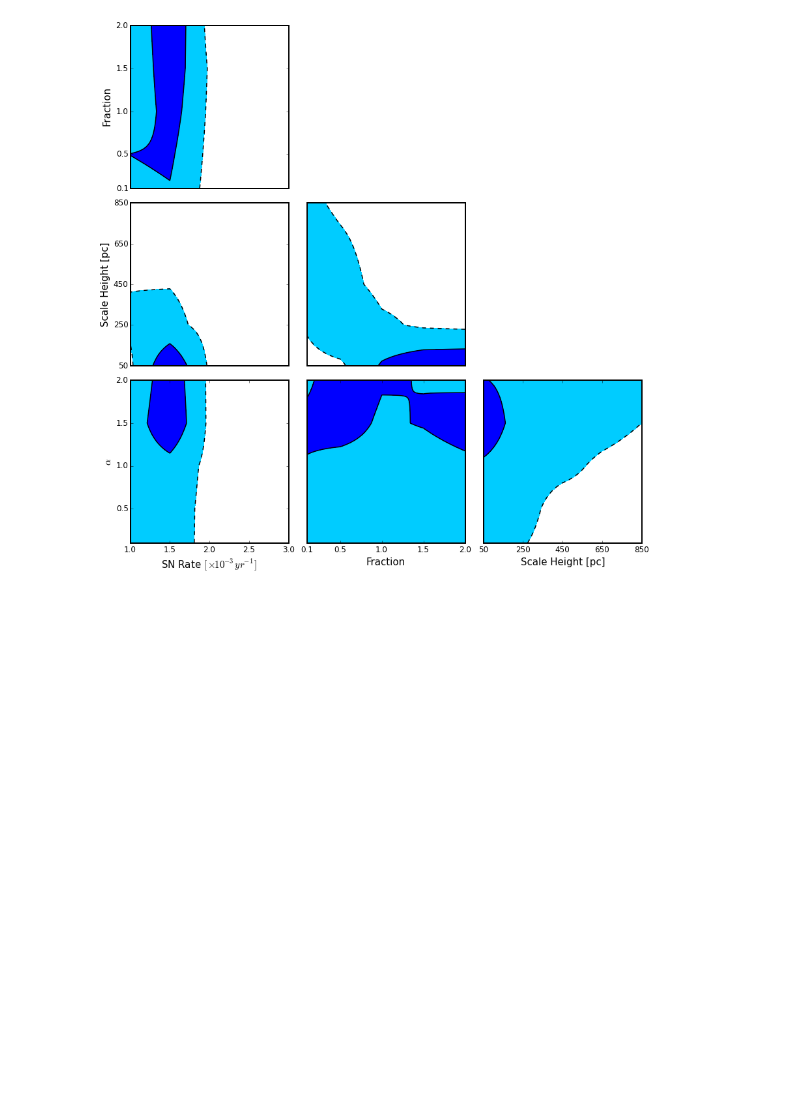
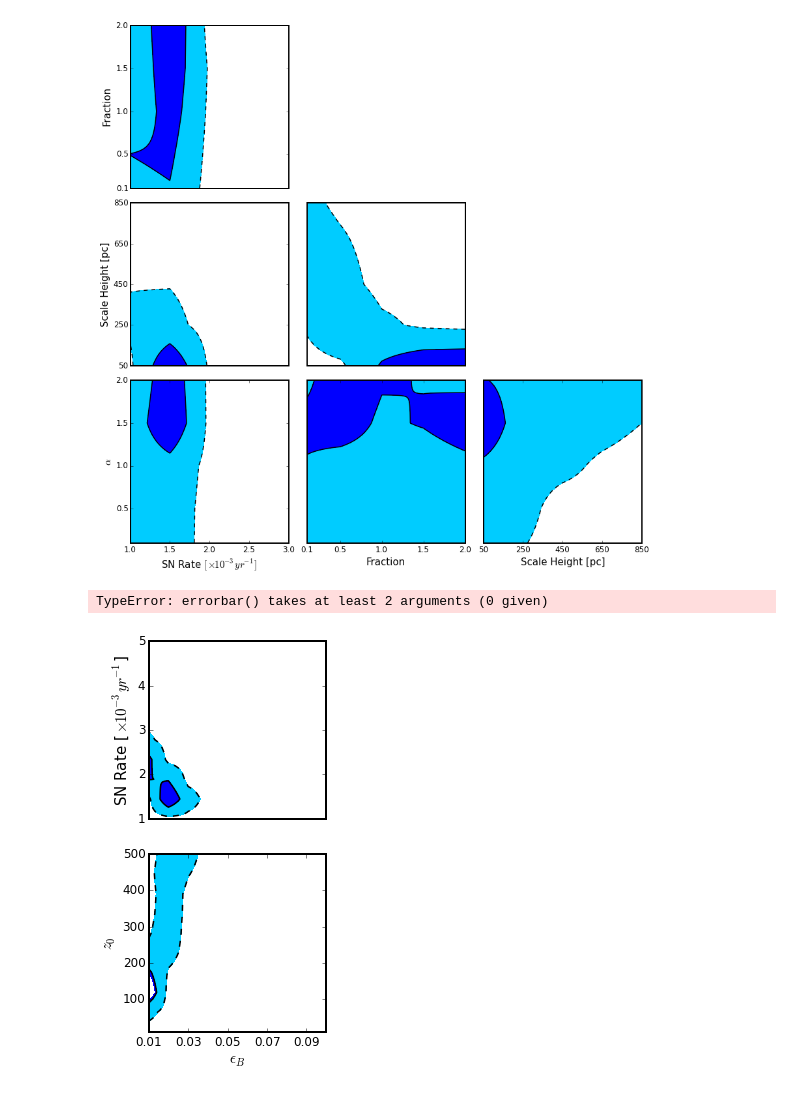
Before and after one commit to sks67/RadioSNRs, a Jupyter notebook: RADSNRS/DataAnalysis/ParamPlots.ipynb, the cells around one changed output. Saved outputs shown, nothing was run; the diff lists cells and outputs as text; code cells hidden in the pictures; blank space fills up the shorter version.

```diff
--- a/RADSNRS/DataAnalysis/ParamPlots.ipynb
+++ b/RADSNRS/DataAnalysis/ParamPlots.ipynb
@@ -10,16 +25,14 @@ Populating the interactive namespace from numpy and matplotlib
 # %%
-likhoods = np.loadtxt('checksnaps_easier_likhood_diam.txt').reshape((5,5,5,5))
+likhoods = np.loadtxt('epsb_likhood_lum.txt').reshape((10,10,10))
 #targetfile = 'TrianglePlot_diams2.png'
 print likhoods.shape
-a = np.array([0.1,0.5,1.0,1.5,2.0])
-z0 = np.array([50,250,450,650,850])*1.0
-fr = np.array([0.1,0.5,1.0,1.5,2.0])
-rsn = np.array([1.0,1.5,2.0,2.5,3.0])*1.0e-3*15.0
+z0 = np.linspace(10,900,10)*1.0
+rsn = np.linspace(1.0,5.0,10)*1.0e-3*15.0
+epsb = np.logspace(-3,-1.3,10)
 delta_r = (rsn[1]-rsn[0])/(rsn[-1]-rsn[0])
-delta_a = (a[1]-a[0])/(a[-1]-a[0])
-delta_f = (fr[1]-fr[0])/(fr[-1]-fr[0])
 delta_z = (z0[1]-z0[0])/(z0[-1]-z0[0])
-norm = np.sum(likhoods)*delta_r*delta_a*delta_f*delta_z
+delta_b = (epsb[1]-epsb[0])/(epsb[-1]-epsb[0])
+norm = np.sum(likhoods)*delta_r*delta_z*delta_b
 print norm
 shades = ('w',(0.0,0.8,1.0),'b')
 # %% [output]
@@ -376,3 +353,64 @@ plt.tight_layout()
 plt.show()
 # %% [output]
 [figure]
+# %%
+plt.figure(1,figsize=(7,7))
+
+#SNRate epsb
+plt.subplot(2,2,1)
+lik_rsneb = rateepsb()
+ebnew,rnew,lnew = cplt.interpvals(epsb,rsn,lik_rsneb)
+lnew_68,lnew_95,lnew_99 = np.round(confintervals(lnew),decimals=7)
+cs = plt.contourf(ebnew,rnew/(15.0*1.0e-3),lnew,[0.,lnew_95,lnew_68,10.0],colors=shades)
+plt.contour(ebnew,rnew/(15.0*1.0e-3),lnew,[lnew_95,lnew_68],colors=('k',),\
+            linewidths=('1.5',),linestyles=('dashed','solid'))
+plt.ylabel(r'SN Rate [$\times 10^{-3} yr^{-1}$]',fontsize=15)
+plt.yticks([1,2,3,4,5])
+#plt.xlim(0.8,1.5)
+ax = plt.gca()
+ax.tick_params(labelsize=12)
+ax.get_xaxis().set_visible(False)
+for axis in ['top','bottom','left','right']:
+  ax.spines[axis].set_linewidth(2.0)
+
+
+#Scale Heigh epsb
+plt.subplot(2,2,3)
+lik_z0eb = scaleepsb()
+ebnew,znew,lnew = cplt.interpvals(epsb,z0,lik_z0eb)
+lnew_68,lnew_95,lnew_99 = np.round(confintervals(lnew),decimals=7)
+cs = plt.contourf(ebnew,znew,lnew,[0.,lnew_95,lnew_68,10.0],colors=shades)
+plt.contour(ebnew,znew,lnew,[lnew_95,lnew_68],colors=('k',),\
+            linewidths=('1.5',),linestyles=('dashed','solid'))
+plt.ylabel(r'$z_0$',fontsize=15)
+plt.yticks([100,200,300,400,500])
+plt.xlabel(r'$\epsilon_B$',fontsize=15)
+plt.xticks([0.01,0.03,0.05,0.07,0.09])
+#plt.xlim(0.8,1.5)
+ax = plt.gca()
+ax.tick_params(labelsize=12)
+for axis in ['top','bottom','left','right']:
+  ax.spines[axis].set_linewidth(2.0)
+
+
+#Scale Height SN Rate
+plt.subplot(2,2,4)
+lik_z0rsn = scalerate()
+rnew,znew,lnew = cplt.interpvals(rsn,z0,lik_z0rsn)
+lnew_68,lnew_95,lnew_99 = np.round(confintervals(lnew),decimals=7)
+cs = plt.contourf(rnew/(15.0*1.0e-3),znew,lnew,[0.,lnew_95,lnew_68,10.0],colors=shades)
+plt.contour(rnew/(15.0*1.0e-3),znew,lnew,[lnew_95,lnew_68],colors=('k',),\
+            linewidths=('1.5',),linestyles=('dashed','solid'))
+plt.xlabel(r'SN Rate [$\times 10^{-3} yr^{-1}$]',fontsize=15)
+plt.xticks([1,2,3,4,5])
+#plt.xlim(0.8,1.5)
+ax = plt.gca()
+ax.tick_params(labelsize=12)
+ax.get_yaxis().set_visible(False)
+for axis in ['top','bottom','left','right']:
+  ax.spines[axis].set_linewidth(2.0)
+
+plt.tight_layout()
+# %% [output]
+TypeError: errorbar() takes at least 2 arguments (0 given)
+[figure, added]
```
Also changed, not shown: parts of 4 cells of this notebook, 20 other files.
